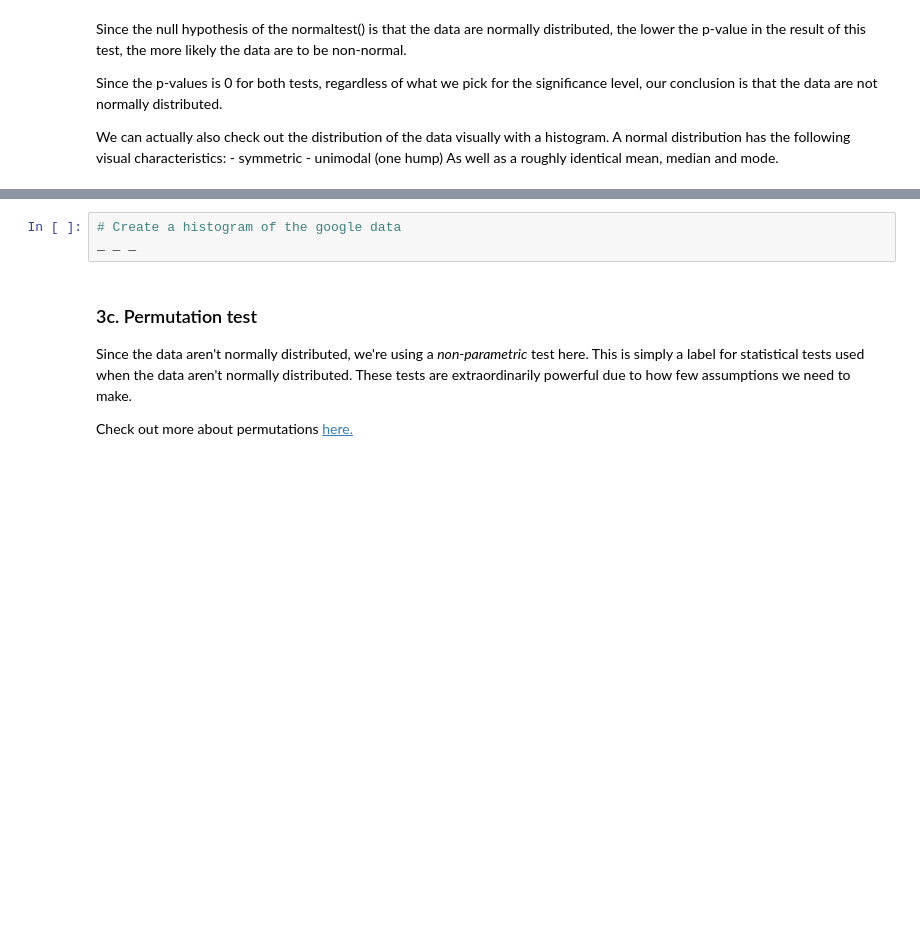
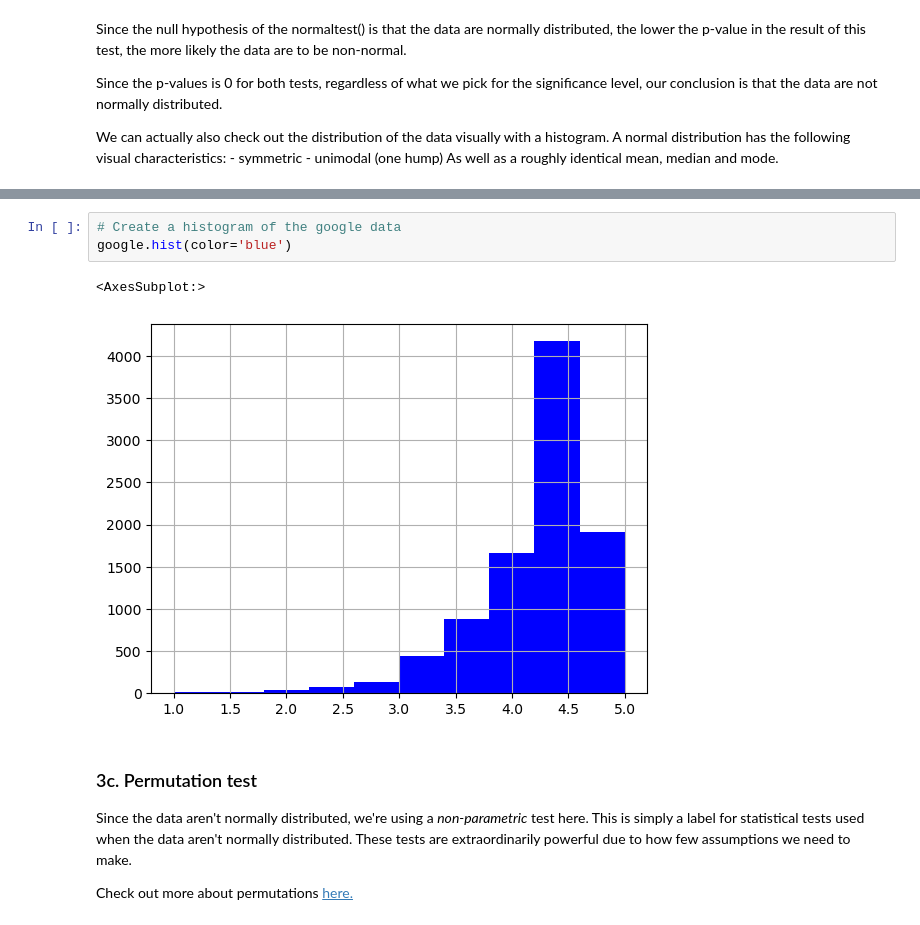
Before and after one commit to thaisangcr7/Case_Study_Integrating_Apps, a Jupyter notebook: Project Files/Springboard Apps project - Tier 3 - Complete.ipynb, the cells around one changed output, grey strips where cells are left out. Drawn from its saved outputs; the diff is of its cells as text; blank space fills up the shorter version.

```diff
--- a/Project Files/Springboard Apps project - Tier 3 - Complete.ipynb
+++ b/Project Files/Springboard Apps project - Tier 3 - Complete.ipynb
@@ -444,6 +472,9 @@ _ _ _
 # %%
 # Create a histogram of the google data
-_ _ _
+google.hist(color='blue')
+# %% [output]
+<AxesSubplot:>
+[figure, added]
 # %% [markdown]
 ### 3c. Permutation test
 Since the data aren't normally distributed, we're using a *non-parametric* test here. This is simply a label for statistical tests used when the data aren't normally distributed. These tests are extraordinarily powerful due to how few assumptions we need to make.
```
Also changed, not shown: parts of 16 cells of this notebook.
